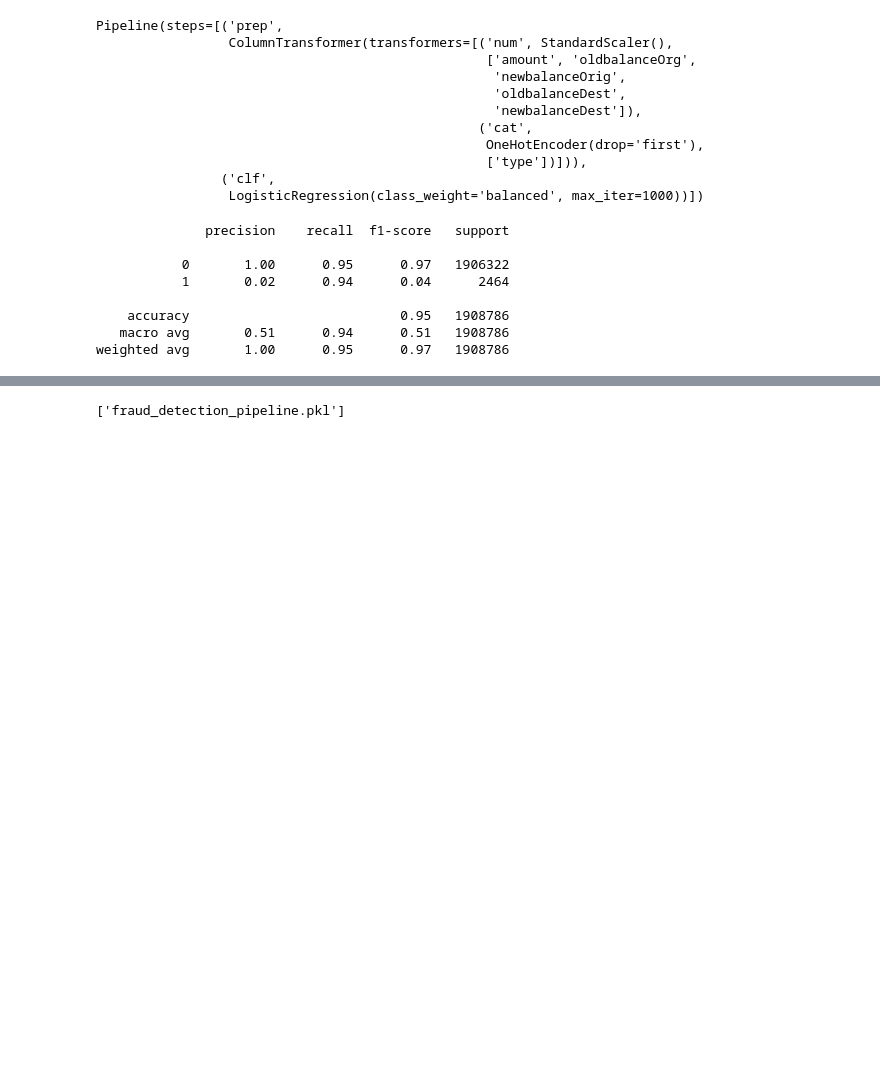
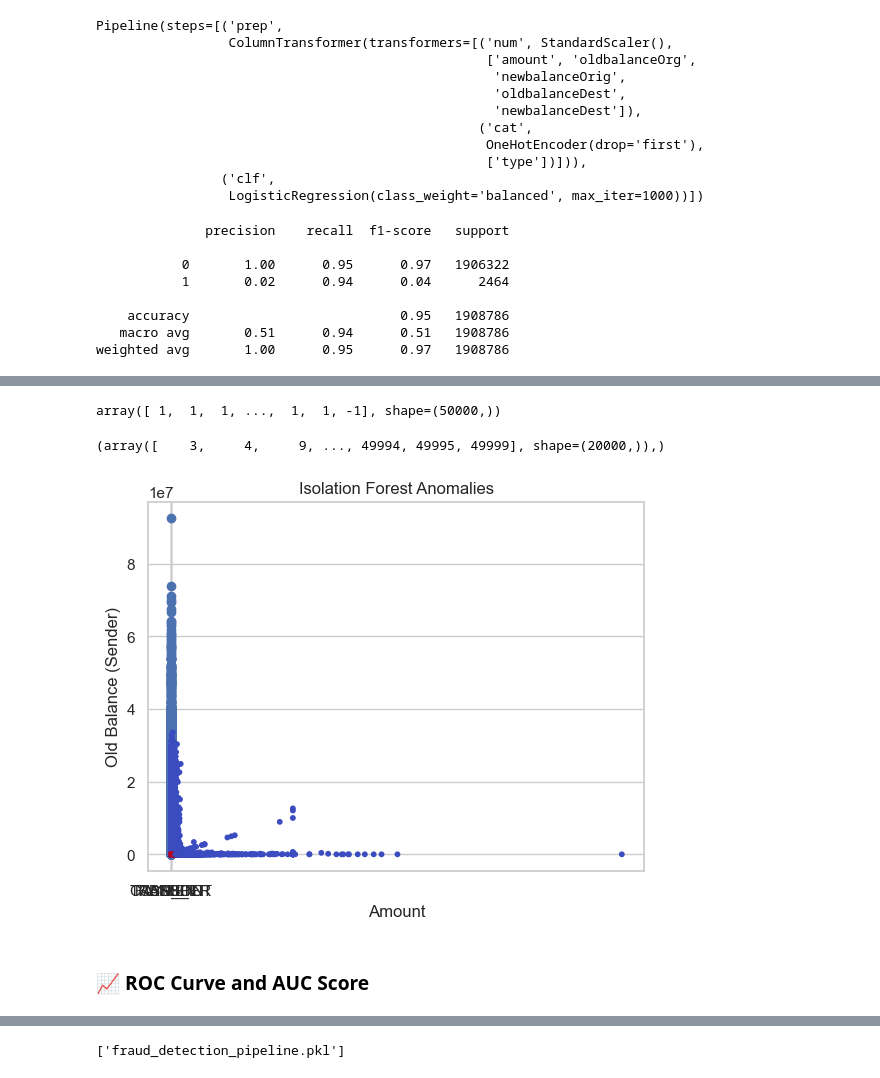
Before and after one commit to Elevate-Labs-Intern/AIML--Fraud-Detection-in-Credit-Card-Transactions, a Jupyter notebook: analysis_model.ipynb, the cells around one changed output, grey strips where cells are left out. Saved outputs shown, nothing was run; the diff lists cells and outputs as text; code cells hidden in the pictures; blank space fills up the shorter version.

```diff
--- a/analysis_model.ipynb
+++ b/analysis_model.ipynb
@@ -381,0 +398,9 @@ pipeline.score(X_test, y_test) * 100
+# %%
+iso_pipeline = Pipeline([
+    ("prep", preprocessor),
+    ("clf", IsolationForest(contamination=0.001, random_state=42))
+])
+
+X_sample = X.sample(50000, random_state=42)
+y_sample = y.loc[X_sample.index]
+iso_pipeline.fit(X_sample)
@@ -381,0 +458,38 @@ pipeline.score(X_test, y_test) * 100
+# %%
+X_sample_prepared = preprocessor.fit_transform(X_sample)
+
+clf = IsolationForest(contamination=0.4, random_state=42)
+clf.fit(X_sample_prepared)
+predictions = clf.predict(X_sample_prepared)
+# %%
+predictions
+# %% [output]
+array([ 1,  1,  1, ...,  1,  1, -1], shape=(50000,))
+# %%
+index = np.where(predictions < 0)
+index
+# %% [output]
+(array([    3,     4,     9, ..., 49994, 49995, 49999], shape=(20000,)),)
+# %%
+x = X_sample.values
+index = np.where(predictions < 0)
+plt.scatter(df.iloc[:,0], df.iloc[:,1])
+# plt.scatter(x[index,0], x[index,1], edgecolors="r")
+plt.scatter(X_sample["amount"], X_sample["oldbalanceOrg"], c=predictions, cmap="coolwarm", s=10)
+# # Aliter:
+# X_encoded = preprocessor.fit_transform(X_sample)
+# plt.scatter(
+#     X_encoded[:, 0],  # first numeric/encoded feature
+#     X_encoded[:, 1],  # second numeric/encoded feature
+#     c=predictions,
+#     cmap="coolwarm",
+#     s=10
+# )
+plt.title("Isolation Forest Anomalies")
+plt.xlabel("Amount")
+plt.ylabel("Old Balance (Sender)")
+plt.show()
+# %% [output]
+[figure, added]
+# %% [markdown]
+### 📈 ROC Curve and AUC Score
```
Also changed, not shown: parts of 20 cells of this notebook.
